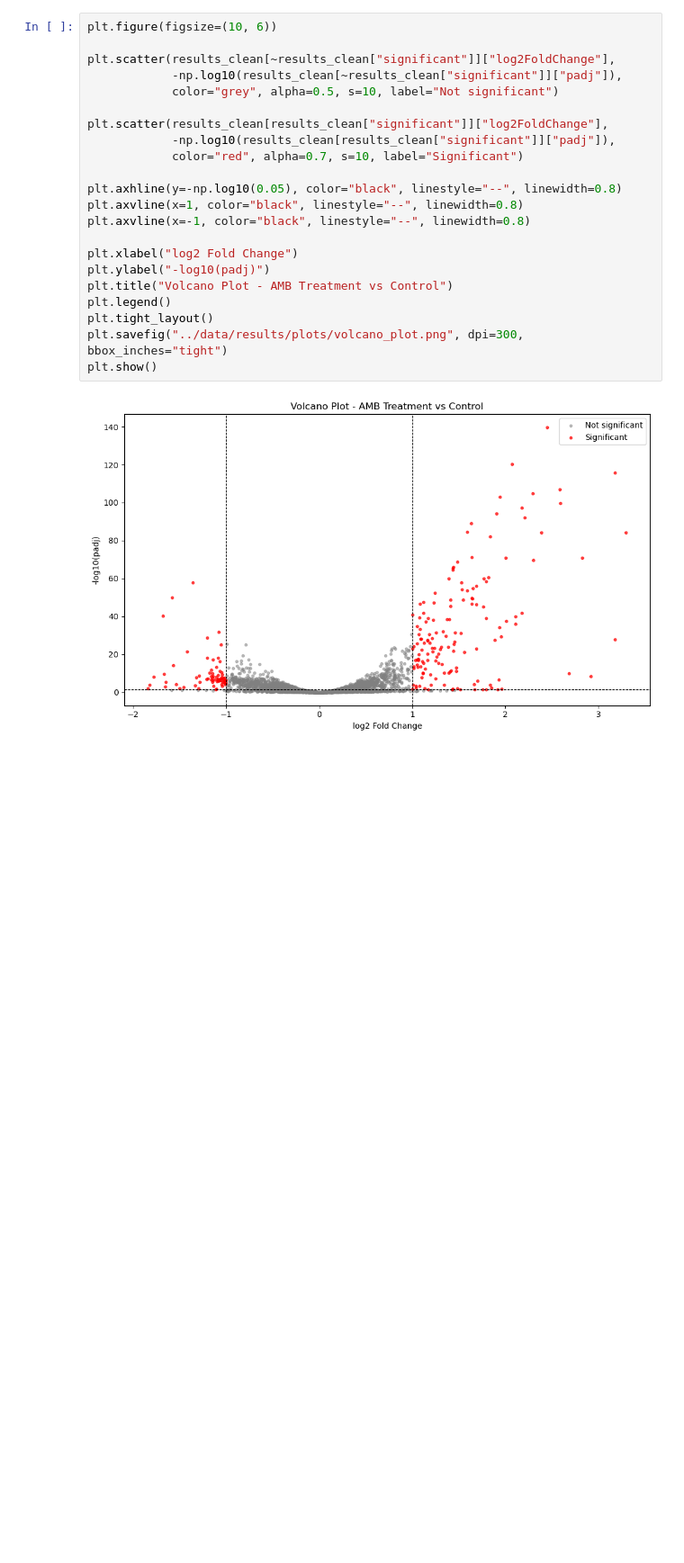
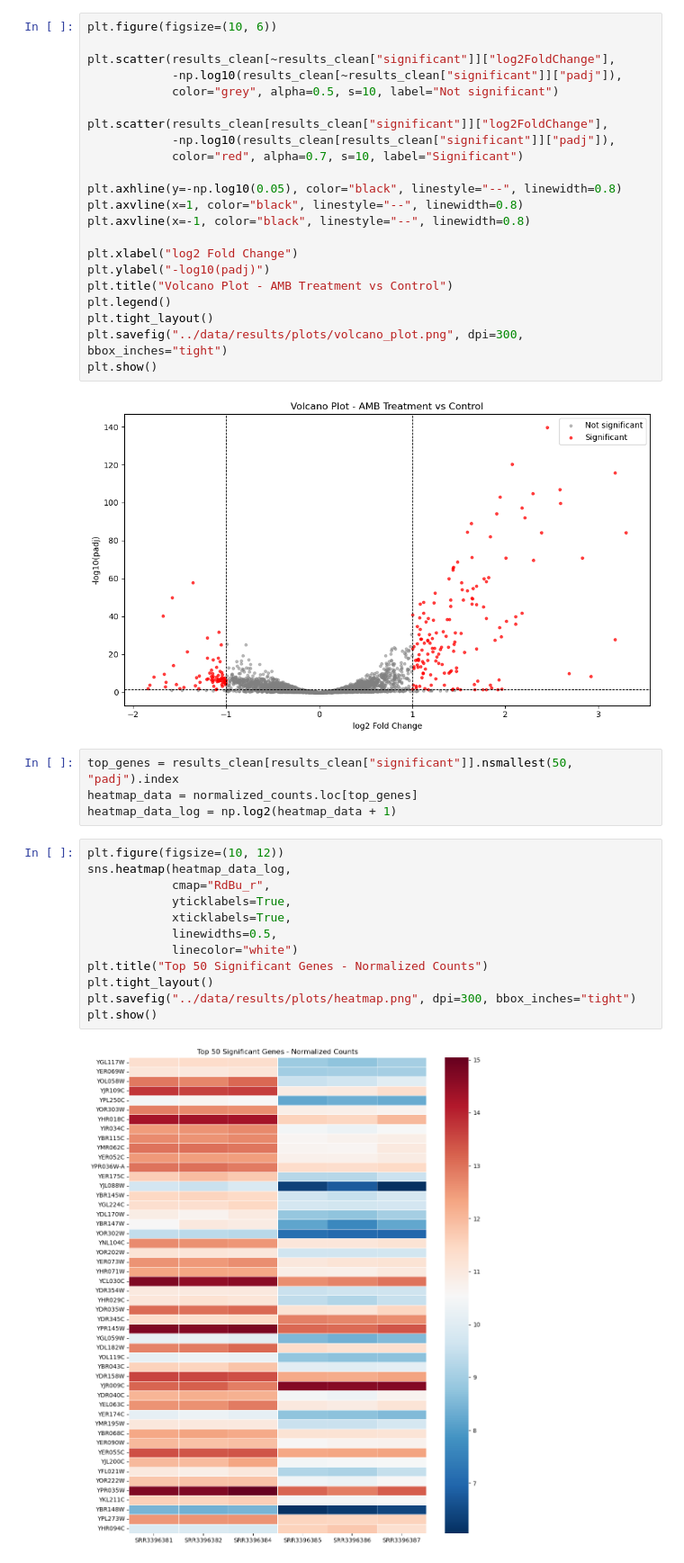
Before and after one commit to tripti-code/rnaseq-pipeline, a Jupyter notebook: notebooks/results_visualization.ipynb, the cells around one changed output. Shown at 90% size. Saved outputs shown, nothing was run; the diff lists cells and outputs as text; blank space fills up the shorter version.

Commit message:
Add heatmap to visualization notebook

```diff
--- a/notebooks/results_visualization.ipynb
+++ b/notebooks/results_visualization.ipynb
@@ -72,3 +72,21 @@ plt.savefig("../data/results/plots/volcano_plot.png", dpi=300, bbox_inches="tigh
 plt.show()
 # %% [output]
 [figure]
+# %%
+top_genes = results_clean[results_clean["significant"]].nsmallest(50, "padj").index
+heatmap_data = normalized_counts.loc[top_genes]
+heatmap_data_log = np.log2(heatmap_data + 1)
+# %%
+plt.figure(figsize=(10, 12))
+sns.heatmap(heatmap_data_log,
+            cmap="RdBu_r",
+            yticklabels=True,
+            xticklabels=True,
+            linewidths=0.5,
+            linecolor="white")
+plt.title("Top 50 Significant Genes - Normalized Counts")
+plt.tight_layout()
+plt.savefig("../data/results/plots/heatmap.png", dpi=300, bbox_inches="tight")
+plt.show()
+# %% [output]
+[figure, added]
```
Also changed, not shown: parts of 1 cell of this notebook, 1 other file.
